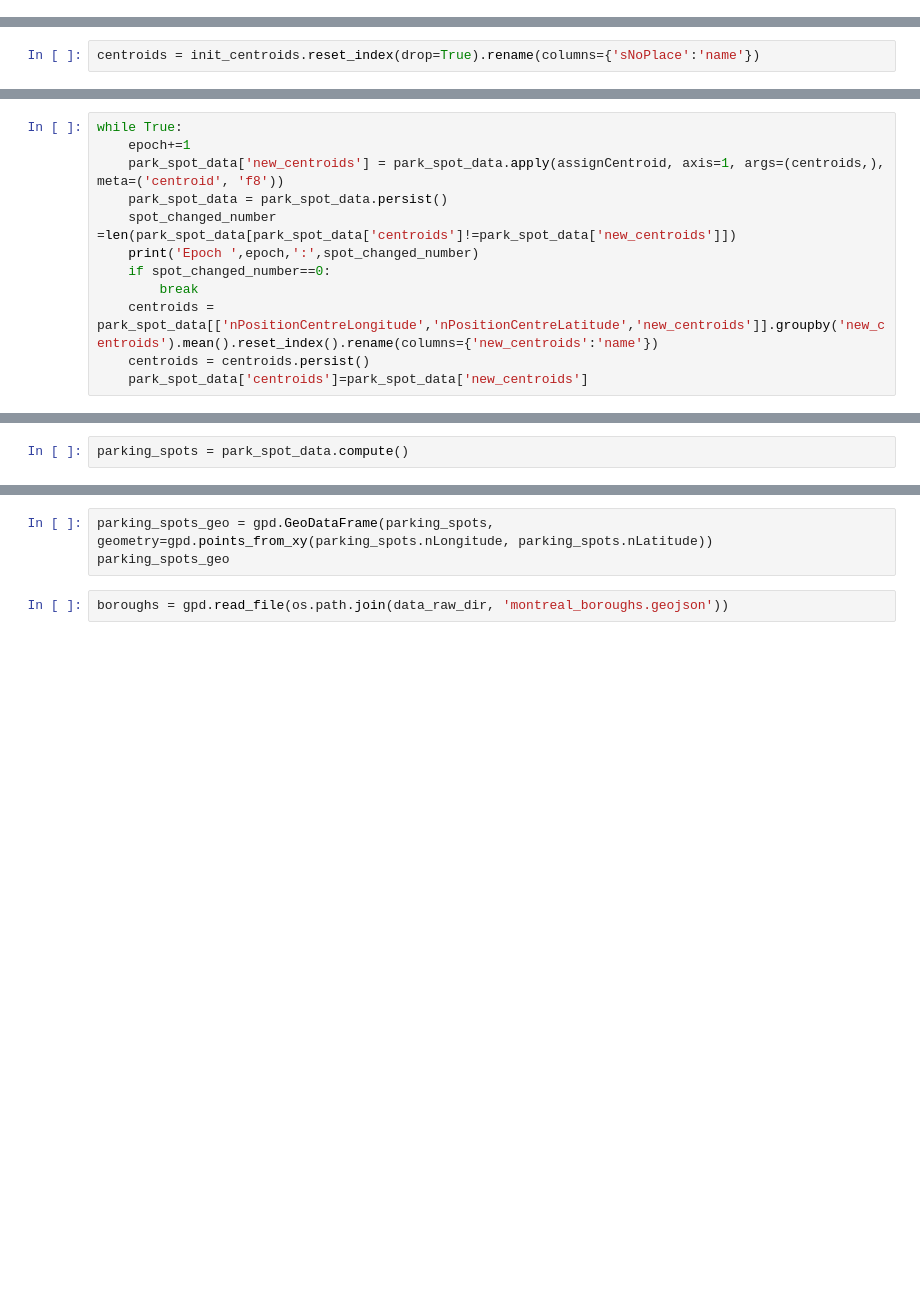
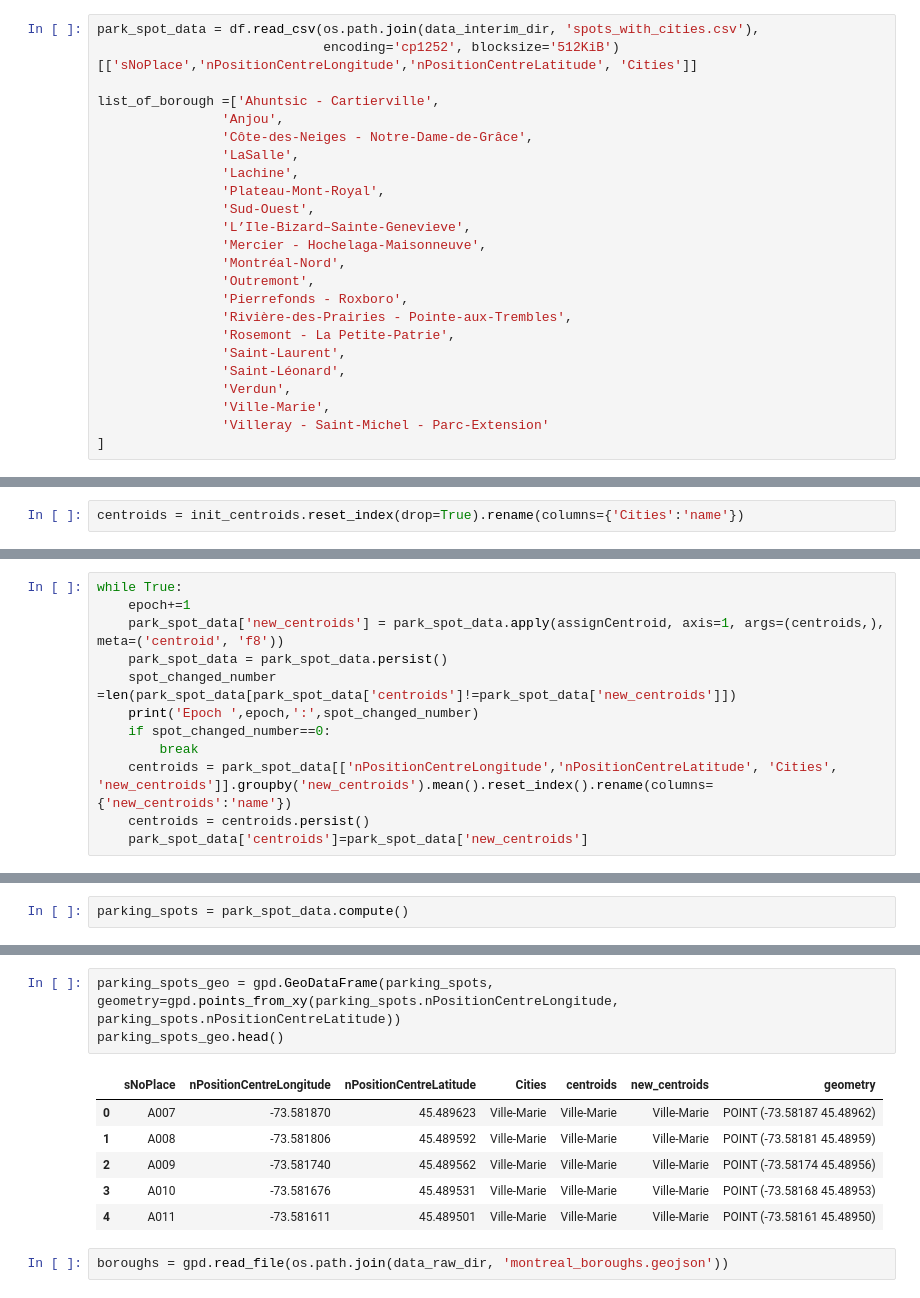
Before and after one commit to Gagandeep999/Big-Data-Analytics, a Jupyter notebook: notebooks/0.6-HW-dask_parking_sptos.ipynb, the cells around one changed output, grey strips where cells are left out. Saved outputs shown, nothing was run; the diff lists cells and outputs as text; blank space fills up the shorter version.

```diff
--- a/notebooks/0.6-HW-dask_parking_sptos.ipynb
+++ b/notebooks/0.6-HW-dask_parking_sptos.ipynb
@@ -44,0 +25,24 @@ list_of_borough =['Plateau-Mont-Royal',
+# %%
+park_spot_data = df.read_csv(os.path.join(data_interim_dir, 'spots_with_cities.csv'),
+                             encoding='cp1252', blocksize='512KiB')[['sNoPlace','nPositionCentreLongitude','nPositionCentreLatitude', 'Cities']]
+
+list_of_borough =['Ahuntsic - Cartierville',
+                'Anjou',
+                'Côte-des-Neiges - Notre-Dame-de-Grâce',
+                'LaSalle',
+                'Lachine',
+                'Plateau-Mont-Royal',
+                'Sud-Ouest',
+                'L’Ile-Bizard–Sainte-Genevieve',
+                'Mercier - Hochelaga-Maisonneuve',
+                'Montréal-Nord',
+                'Outremont',
+                'Pierrefonds - Roxboro',
+                'Rivière-des-Prairies - Pointe-aux-Trembles',
+                'Rosemont - La Petite-Patrie',
+                'Saint-Laurent',
+                'Saint-Léonard',
+                'Verdun',
+                'Ville-Marie',
+                'Villeray - Saint-Michel - Parc-Extension'
+]
@@ -47,7 +60,7 @@ list_of_borough =['Plateau-Mont-Royal',
 # %%
 init_centroids = park_spot_data.sample(frac=0.002).head(len(list_of_borough),npartitions=-1)
 # %%
-centroids = init_centroids.reset_index(drop=True).rename(columns={'sNoPlace':'name'})
+centroids = init_centroids.reset_index(drop=True).rename(columns={'Cities':'name'})
 # %%
 park_spot_data['centroids']=''
 epoch=0
@@ -68,6 +81,6 @@ while True:
     print('Epoch ',epoch,':',spot_changed_number)
     if spot_changed_number==0:
         break
-    centroids = park_spot_data[['nPositionCentreLongitude','nPositionCentreLatitude','new_centroids']].groupby('new_centroids').mean().reset_index().rename(columns={'new_centroids':'name'})
+    centroids = park_spot_data[['nPositionCentreLongitude','nPositionCentreLatitude', 'Cities', 'new_centroids']].groupby('new_centroids').mean().reset_index().rename(columns={'new_centroids':'name'})
     centroids = centroids.persist()
     park_spot_data['centroids']=park_spot_data['new_centroids']
@@ -85,6 +123,13 @@ parking_spots.head()
 # %%
-parking_spots_geo = gpd.GeoDataFrame(parking_spots, geometry=gpd.points_from_xy(parking_spots.nLongitude, parking_spots.nLatitude))
-parking_spots_geo
+parking_spots_geo = gpd.GeoDataFrame(parking_spots, geometry=gpd.points_from_xy(parking_spots.nPositionCentreLongitude, parking_spots.nPositionCentreLatitude))
+parking_spots_geo.head()
+# %% [output]
+|  | sNoPlace | nPositionCentreLongitude | nPositionCentreLatitude | Cities | centroids | new_centroids | geometry |
+| 0 | A007 | -73.581870 | 45.489623 | Ville-Marie | Ville-Marie | Ville-Marie | POINT (-73.58187 45.48962) |
+| 1 | A008 | -73.581806 | 45.489592 | Ville-Marie | Ville-Marie | Ville-Marie | POINT (-73.58181 45.48959) |
+| 2 | A009 | -73.581740 | 45.489562 | Ville-Marie | Ville-Marie | Ville-Marie | POINT (-73.58174 45.48956) |
+| 3 | A010 | -73.581676 | 45.489531 | Ville-Marie | Ville-Marie | Ville-Marie | POINT (-73.58168 45.48953) |
+| 4 | A011 | -73.581611 | 45.489501 | Ville-Marie | Ville-Marie | Ville-Marie | POINT (-73.58161 45.48950) |
 # %%
 boroughs = gpd.read_file(os.path.join(data_raw_dir, 'montreal_boroughs.geojson'))
 # %%
```
Also changed, not shown: parts of 11 cells of this notebook, 6 other files.
